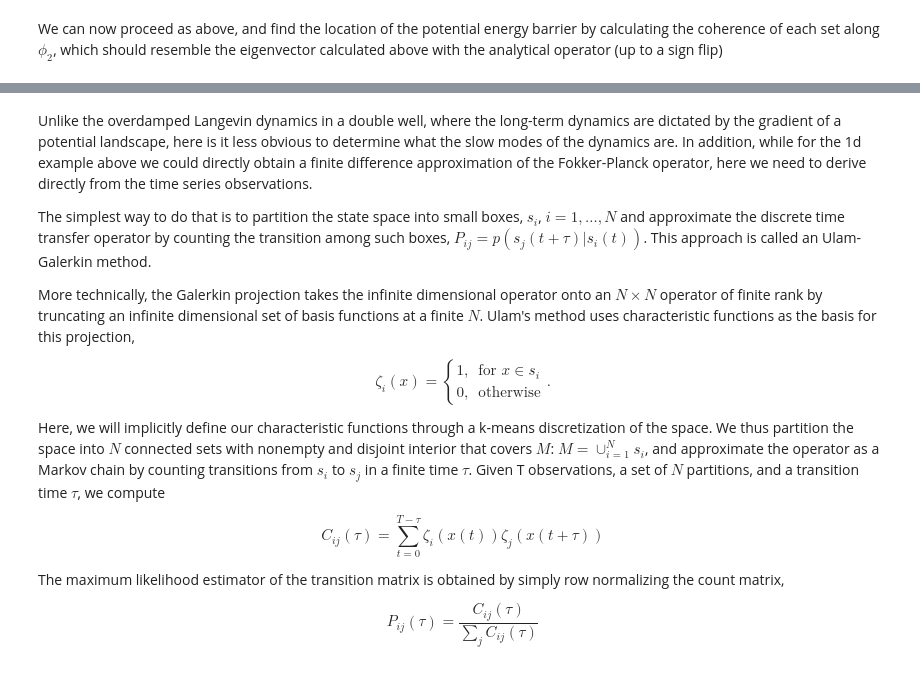
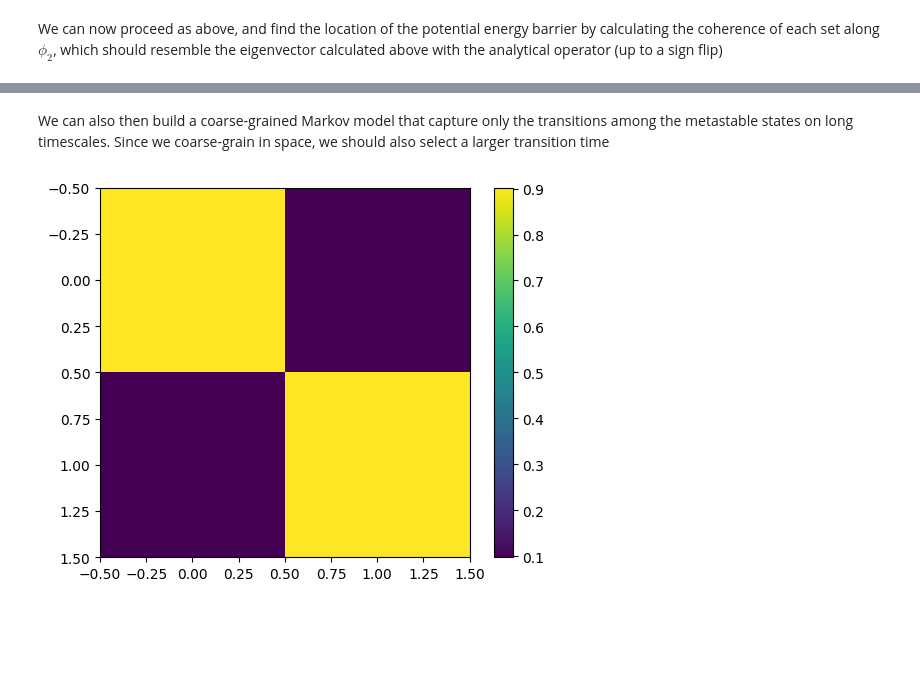
Before and after one commit to AntonioCCosta/DPG_PhysicsBehavior_2026, a Jupyter notebook: notebooks/notebook_2.ipynb, the cells around one changed output, grey strips where cells are left out. Cells and saved outputs as stored; diff of their text form; code cells hidden in the pictures; blank space fills up the shorter version.

```diff
--- a/notebooks/notebook_2.ipynb
+++ b/notebooks/notebook_2.ipynb
@@ -665,25 +259,13 @@ plt.show()
-# %% [markdown]
-Unlike the overdamped Langevin dynamics in a double well, where the long-term dynamics are dictated by the gradient of a potential landscape, here is it less obvious to determine what the slow modes of the dynamics are. In addition, while for the 1d example above we could directly obtain a finite difference approximation of the Fokker-Planck operator, here we need to derive directly from the time series observations.
-
-The simplest way to do that is to partition the state space into small boxes, $s_i$, $i={1,\ldots,N}$ and approximate the discrete time transfer operator by counting the transition among such boxes, $P_{ij} = p(s_j(t+\tau)|s_i(t))$. This approach is called an Ulam-Galerkin method.
-
-More technically, the Galerkin projection takes the infinite dimensional operator onto an $N\times N$ operator of finite rank by truncating an infinite dimensional set of basis functions at a finite $N$. Ulam's method uses characteristic functions as the basis for this projection,
-
-$$
-\zeta_i(x) = \begin{cases}
-    1, & \text{for $x \in s_i$}\\
-    0, & \text{otherwise}
-    \end{cases}.
-$$
-
-Here, we will implicitly define our characteristic functions through a k-means discretization of the space. We thus partition the space into $N$ connected sets with nonempty and disjoint interior that covers $M$: $M = \cup_{i=1}^N s_i$, and approximate the operator as a Markov chain by counting transitions from $s_i$ to $s_j$ in a finite time $\tau$. Given T observations, a set of $N$ partitions, and a transition time $\tau$, we compute
-
-$$
-C_{ij}(\tau) = \sum_{t=0}^{T-\tau}\zeta_i(x(t))\zeta_j(x(t+\tau))
-$$
-
-The maximum likelihood estimator of the transition matrix is obtained by simply row normalizing the count matrix,
-
-$$
-P_{ij}(\tau) = \frac{C_{ij}(\tau)}{\sum_j C_{ij}(\tau)}
-$$
+# %% [markdown]
+We can also then build a coarse-grained Markov model that capture only the transitions among the metastable states on long timescales. Since we coarse-grain in space, we should also select a larger transition time
+# %%
+label_traj=km_labels[labels_all]
+# %%
+delay=5
+Pc = op_calc.transition_matrix(label_traj,delay)
+# %%
+plt.imshow(Pc.todense())
+plt.colorbar()
+plt.show()
+# %% [output]
+[figure, added]
```
Also changed, not shown: parts of 63 cells of this notebook.
